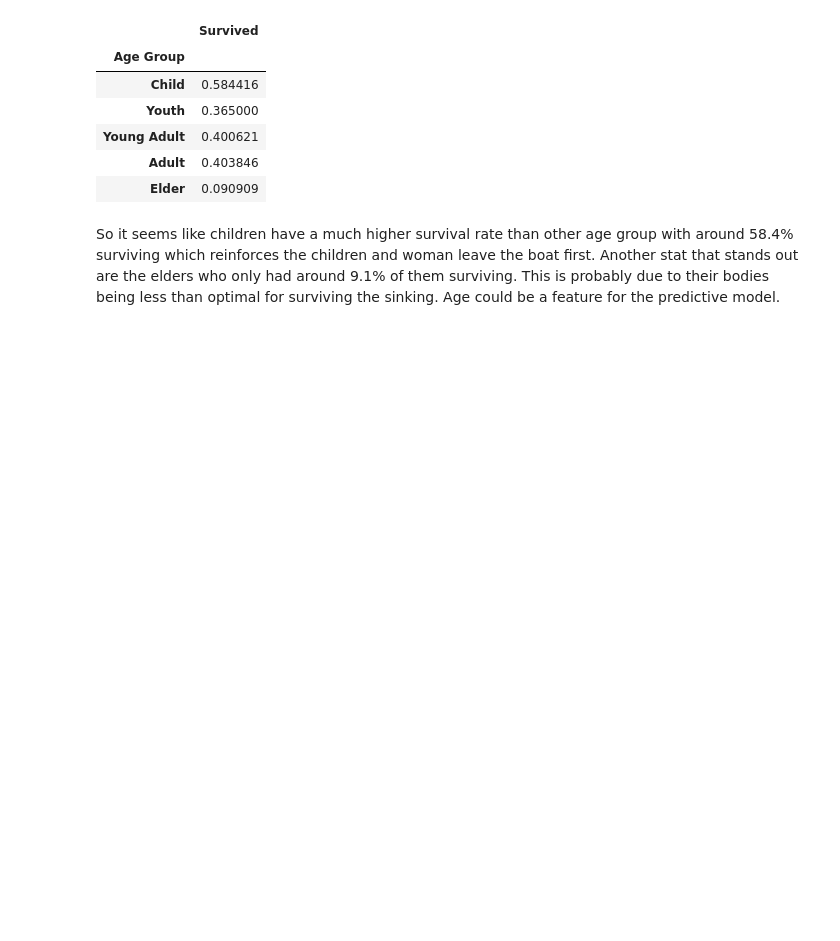
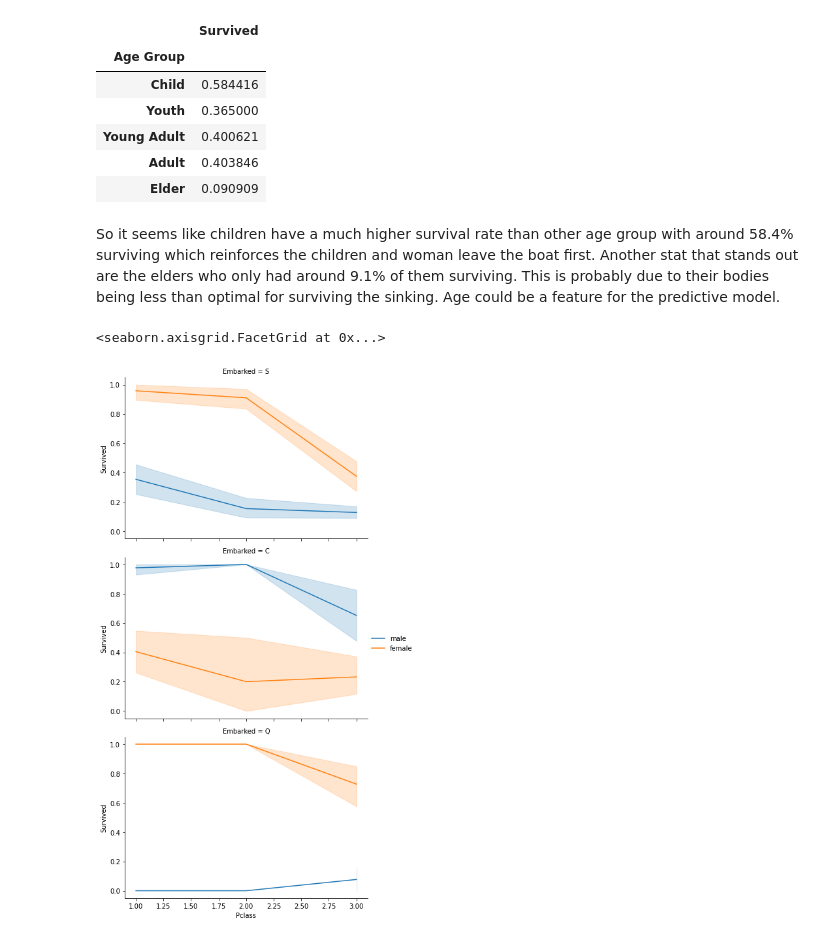
Before and after one commit to Zenoix/Titanic-Dataset, a Jupyter notebook: notebook.ipynb, the cells around one changed output. Drawn from its saved outputs; the diff is of its cells as text; code cells hidden in the pictures; blank space fills up the shorter version.

```diff
--- a/notebook.ipynb
+++ b/notebook.ipynb
@@ -173,3 +173,10 @@ train_df.groupby("Age Group").mean()[["Survived"]]
 | Elder | 0.090909 |
 # %% [markdown]
 So it seems like children have a much higher survival rate than other age group with around 58.4% surviving which reinforces the children and woman leave the boat first. Another stat that stands out are the elders who only had around 9.1% of them surviving. This is probably due to their bodies being less than optimal for surviving the sinking. Age could be a feature for the predictive model.
+# %%
+grid = sns.FacetGrid(train_df, row='Embarked', size=4, aspect=1.5)
+grid.map(sns.lineplot, 'Pclass', 'Survived', 'Sex')
+grid.add_legend()
+# %% [output]
+<seaborn.axisgrid.FacetGrid at 0x...>
+[figure, added]
```
Also changed, not shown: parts of 7 cells of this notebook.
